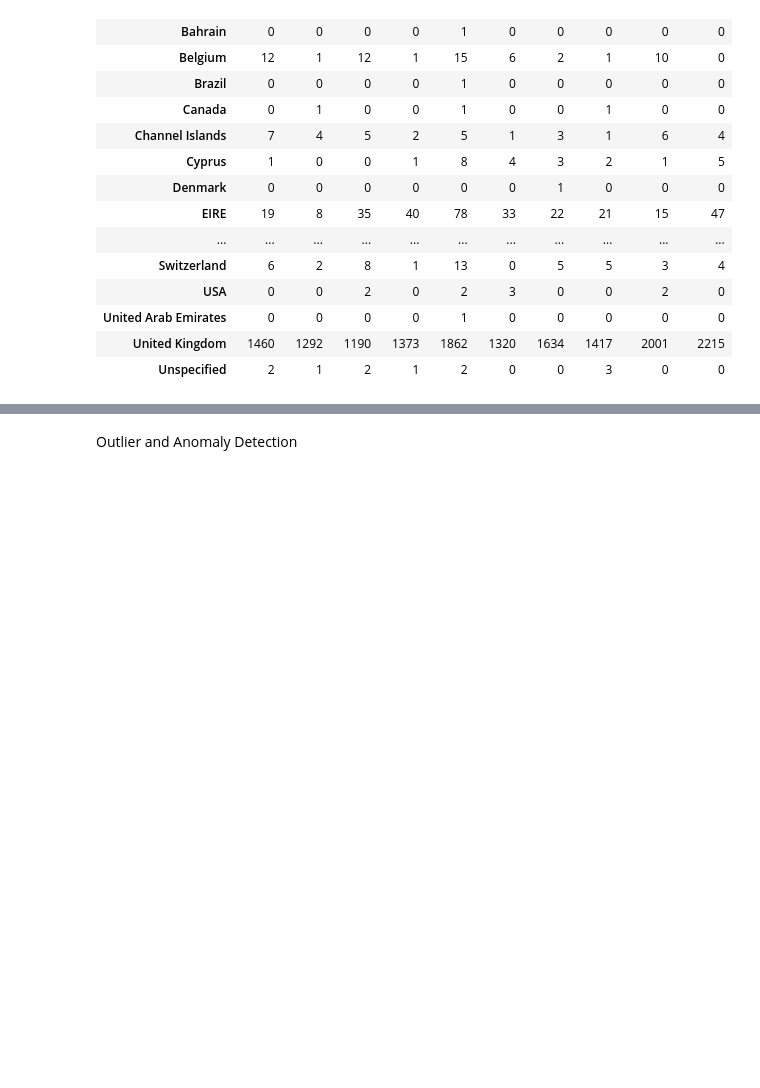
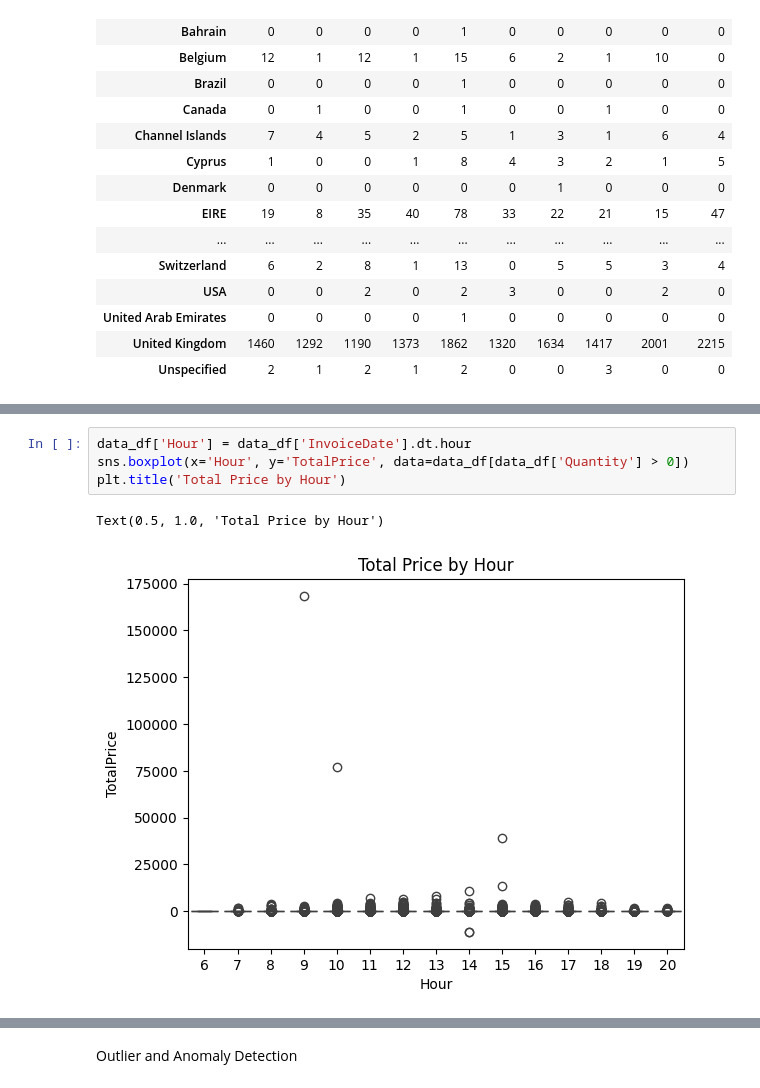
Before and after one commit to theozel-john-bringino/ml-projects-portfolio, a Jupyter notebook: exploratory_data_analysis/e-commerce_data/e-commerce_data_eda.ipynb, the cells around one changed output, grey strips where cells are left out. Saved outputs shown, nothing was run; the diff lists cells and outputs as text; blank space fills up the shorter version.

```diff
--- a/exploratory_data_analysis/e-commerce_data/e-commerce_data_eda.ipynb
+++ b/exploratory_data_analysis/e-commerce_data/e-commerce_data_eda.ipynb
@@ -255,0 +283,7 @@ pd.crosstab(top['Country'], top['StockCode'])
+# %%
+data_df['Hour'] = data_df['InvoiceDate'].dt.hour
+sns.boxplot(x='Hour', y='TotalPrice', data=data_df[data_df['Quantity'] > 0])
+plt.title('Total Price by Hour')
+# %% [output]
+Text(0.5, 1.0, 'Total Price by Hour')
+[figure, added]
```
Also changed, not shown: parts of 4 cells of this notebook.
